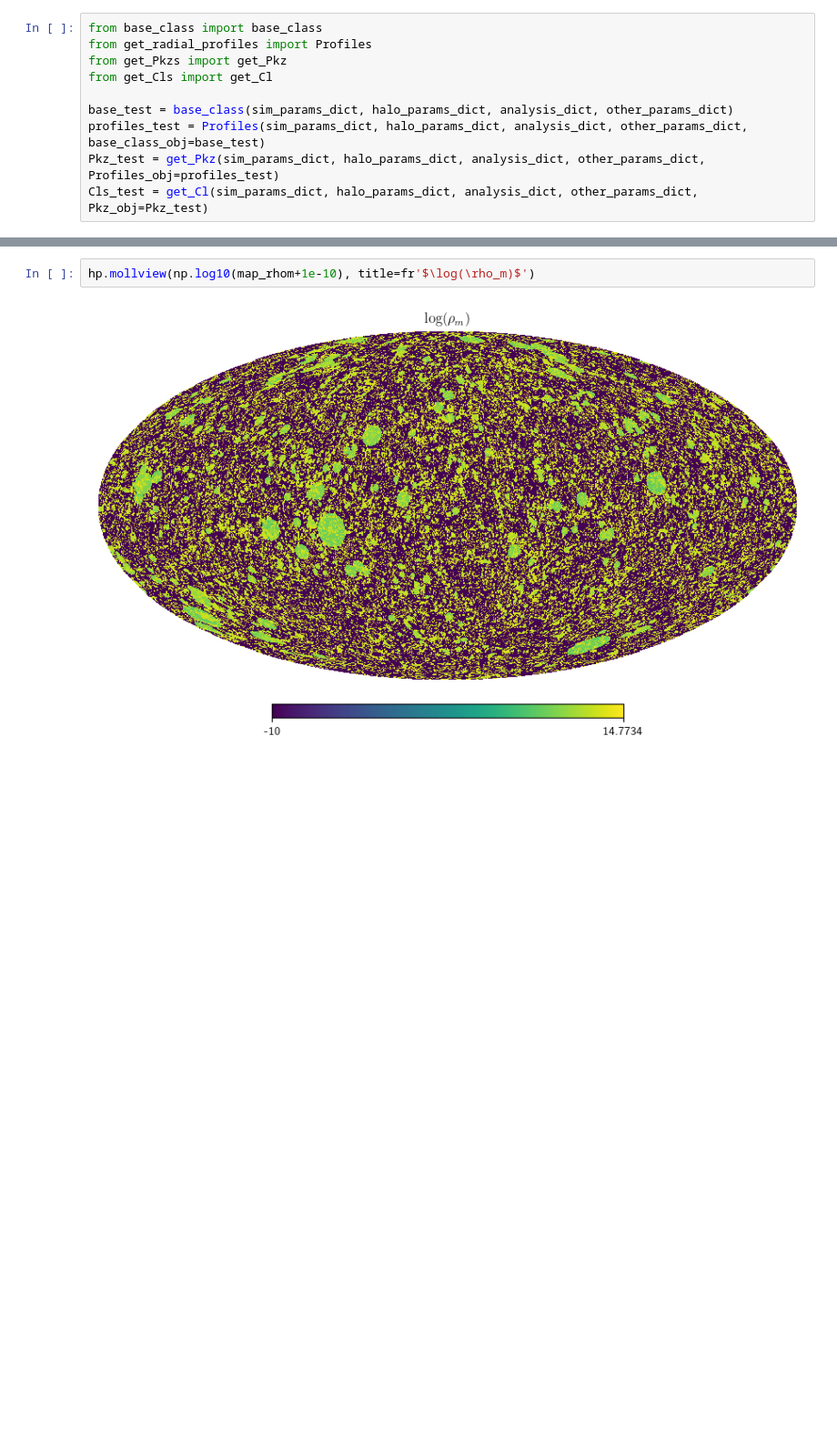
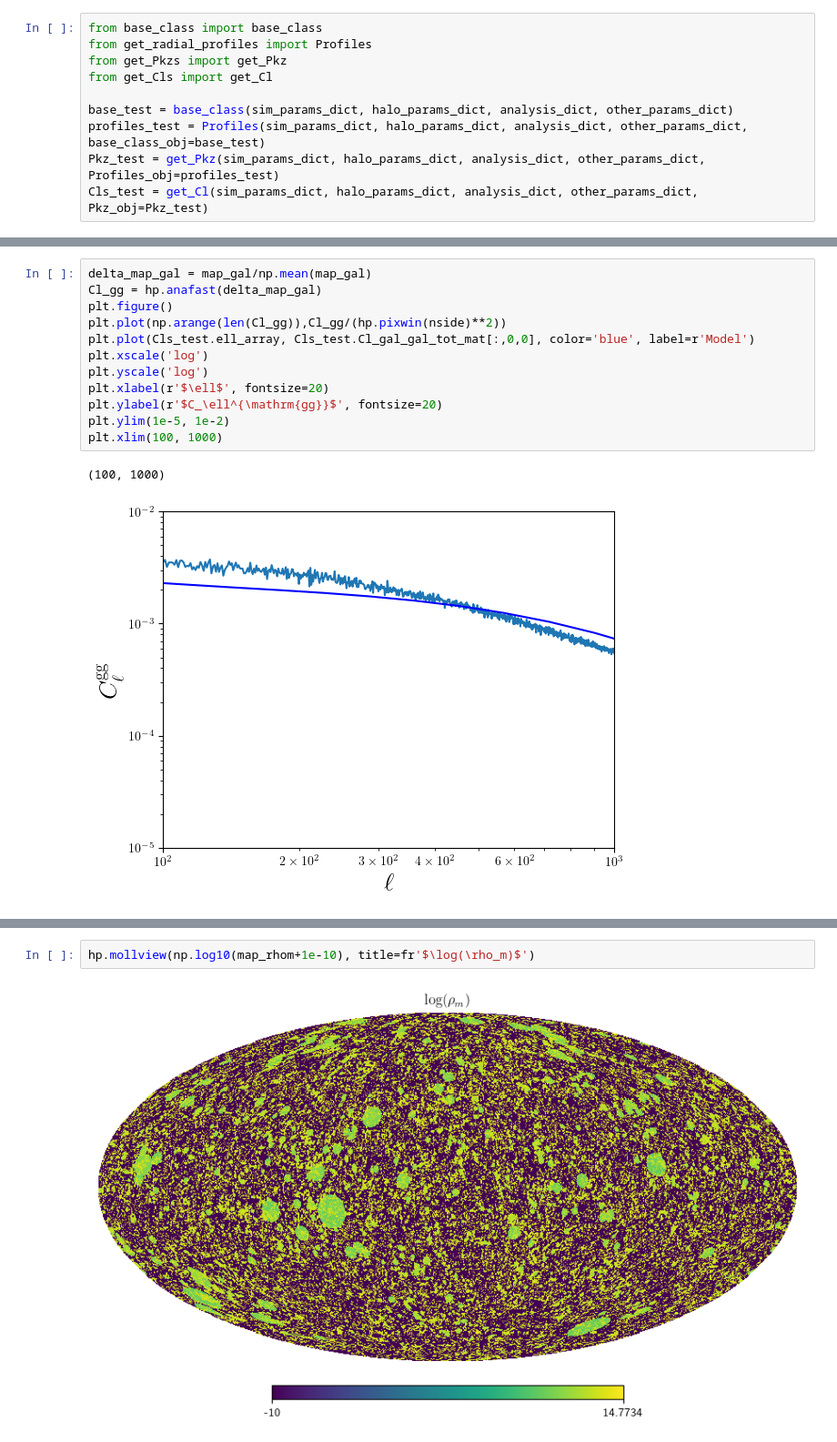
Before and after one commit to shivampcosmo/GODMAX, a Jupyter notebook: notebooks/pasting/paste_backlight_maps_local_test.ipynb, the cells around one changed output, grey strips where cells are left out. Shown at 91% size. Saved outputs shown, nothing was run; the diff lists cells and outputs as text; blank space fills up the shorter version.

```diff
--- a/notebooks/pasting/paste_backlight_maps_local_test.ipynb
+++ b/notebooks/pasting/paste_backlight_maps_local_test.ipynb
@@ -1241,0 +674,15 @@ plt.legend()
+# %%
+delta_map_gal = map_gal/np.mean(map_gal)
+Cl_gg = hp.anafast(delta_map_gal)
+plt.figure()
+plt.plot(np.arange(len(Cl_gg)),Cl_gg/(hp.pixwin(nside)**2))
+plt.plot(Cls_test.ell_array, Cls_test.Cl_gal_gal_tot_mat[:,0,0], color='blue', label=r'Model')
+plt.xscale('log')
+plt.yscale('log')
+plt.xlabel(r'$\ell$', fontsize=20)
+plt.ylabel(r'$C_\ell^{\mathrm{gg}}$', fontsize=20)
+plt.ylim(1e-5, 1e-2)
+plt.xlim(100, 1000)
+# %% [output]
+(100, 1000)
+[figure, added]
```
Also changed, not shown: parts of 59 cells of this notebook, 2 other files.
